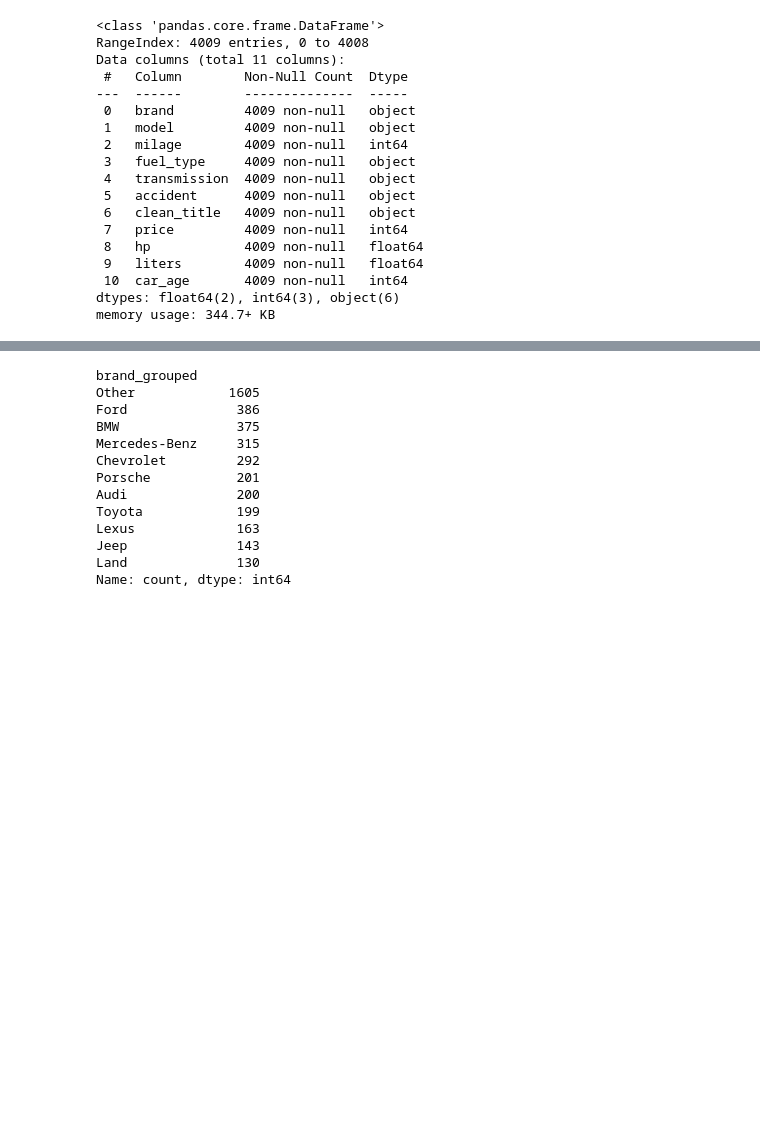
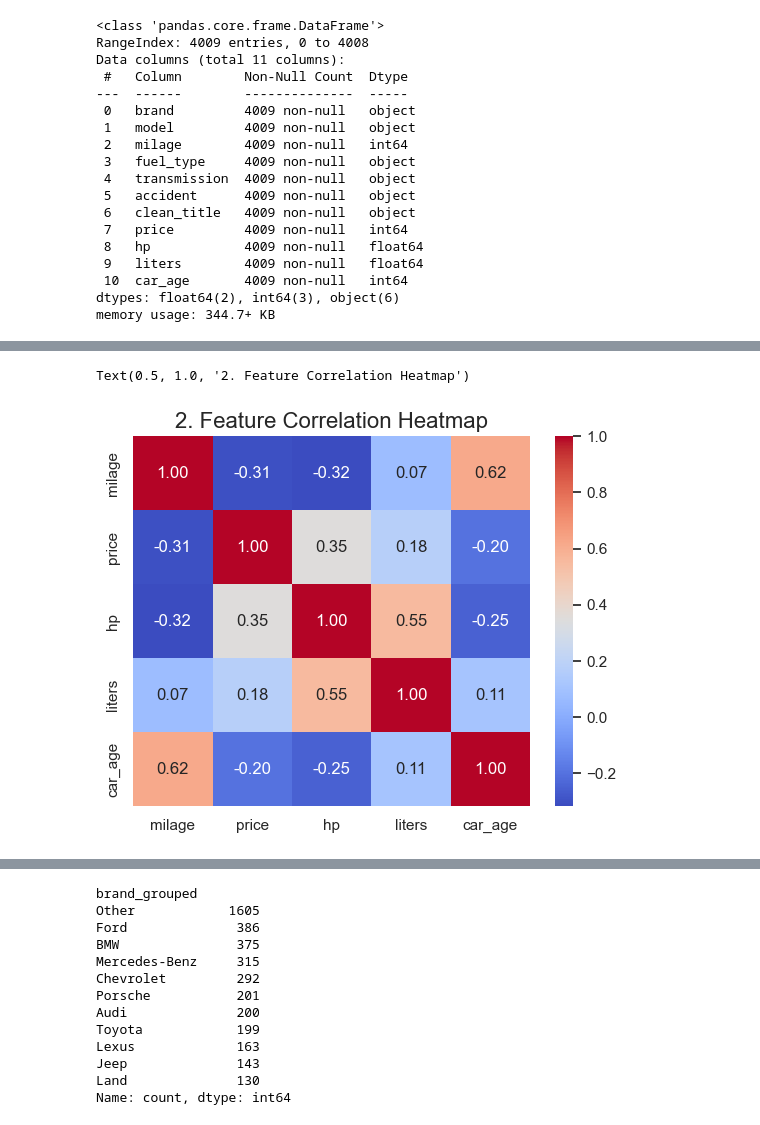
Before and after one commit to Ashutoshchawda07/Used-Car-Price-Prediction, a Jupyter notebook: analysis.ipynb, the cells around one changed output, grey strips where cells are left out. Drawn from its saved outputs; the diff is of its cells as text; code cells hidden in the pictures; blank space fills up the shorter version.

```diff
--- a/analysis.ipynb
+++ b/analysis.ipynb
@@ -164,0 +183,9 @@ memory usage: 344.7+ KB
+# %%
+# 2. Correlation Heatmap
+
+numeric_df = df.select_dtypes(include=['float64', 'int64'])
+sns.heatmap(numeric_df.corr(), annot=True, cmap='coolwarm', fmt='.2f')
+plt.title('2. Feature Correlation Heatmap', fontsize=16)
+# %% [output]
+Text(0.5, 1.0, '2. Feature Correlation Heatmap')
+[figure, added]
```
Also changed, not shown: parts of 12 cells of this notebook, 4 other files.
